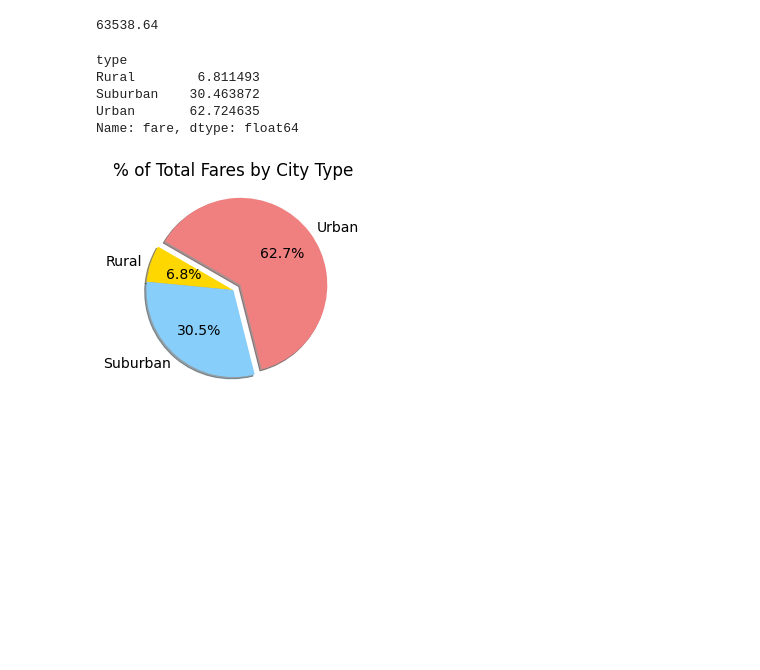
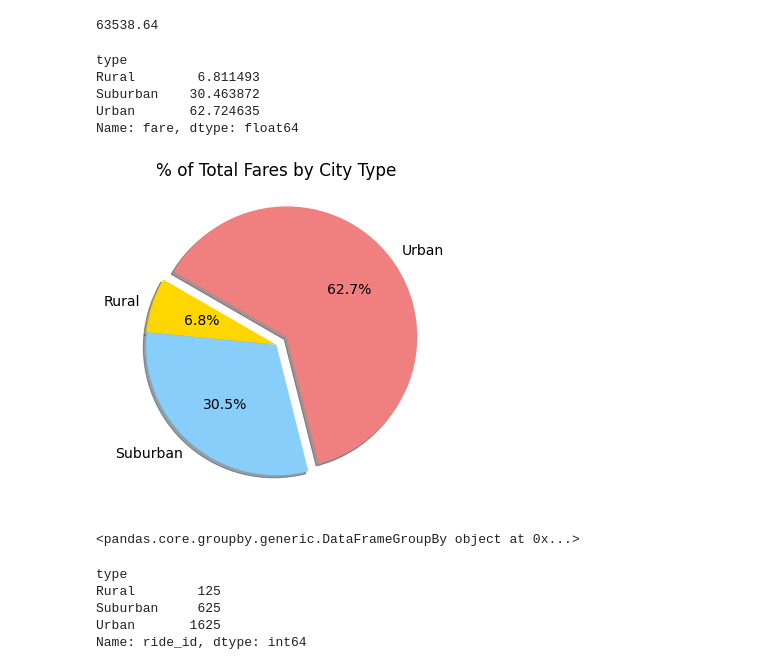
Before and after one commit to tor86/PyBerAnalysis, a Jupyter notebook: PyBer.ipynb, the cells around one changed output. Saved outputs shown, nothing was run; the diff lists cells and outputs as text; code cells hidden in the pictures; blank space fills up the shorter version.

Commit message:
PyBer analysis, pie charts, % of fares, % of total rides

```diff
--- a/PyBer.ipynb
+++ b/PyBer.ipynb
@@ -703,13 +703,3 @@ total_fares = pyber_data_df["fare"].sum()
 total_fares
 # %% [output]
 63538.64
-# %%
-#Calculate the percentage of fare for each city type
-type_percents = 100 * sum_fares_by_type / total_fares
-type_percents
-# %% [output]
-type
-Rural        6.811493
-Suburban    30.463872
-Urban       62.724635
-Name: fare, dtype: float64
@@ -720,22 +706,10 @@ Name: fare, dtype: float64
-# %%
-#Import mpl to change the plot configurations using rcParams
-import matplotlib as mpl
-
-#Build the percentage of fares by city type pie chart
-plt.pie(type_percents,
-        labels=["Rural", "Suburban", "Urban"],
-        colors=["gold", "lightskyblue", "lightcoral"],
-        explode=[0, 0, 0.1],
-        autopct='%1.1f%%',
-        shadow=True, startangle=150)
-plt.title("% of Total Fares by City Type")
-mpl.rcParams['font.size'] = 14
-
-#Save Figure
-plt.savefig("analysis/Fig5.png")
-
-
-#Show figure
-plt.show()
-# %% [output]
-[figure, removed]
+# %%
+#Calculate the percentage of fare for each city type
+type_percents = 100 * sum_fares_by_type / total_fares
+type_percents
+# %% [output]
+type
+Rural        6.811493
+Suburban    30.463872
+Urban       62.724635
+Name: fare, dtype: float64
@@ -741,0 +720,37 @@ plt.show()
+# %%
+#Import mpl to change the plot configurations using rcParams
+import matplotlib as mpl
+
+#Build the percentage of fares by city type pie chart
+plt.subplots(figsize=(10, 6))
+plt.pie(type_percents,
+        labels=["Rural", "Suburban", "Urban"],
+        colors=["gold", "lightskyblue", "lightcoral"],
+        explode=[0, 0, 0.1],
+        autopct='%1.1f%%',
+        shadow=True, startangle=150)
+plt.title("% of Total Fares by City Type")
+mpl.rcParams['font.size'] = 14
+
+#Save Figure
+plt.savefig("analysis/Fig5.png")
+
+
+#Show figure
+plt.show()
+# %% [output]
+[figure, added]
+# %%
+#Group by city type
+pyber_data_df.groupby(["type"])
+# %% [output]
+<pandas.core.groupby.generic.DataFrameGroupBy object at 0x...>
+# %%
+#Total number of rides for each city type
+pyber_data_df.groupby(["type"]).count()["ride_id"]
+# %% [output]
+type
+Rural        125
+Suburban     625
+Urban       1625
+Name: ride_id, dtype: int64
```
Also changed, not shown: parts of 5 cells of this notebook.
